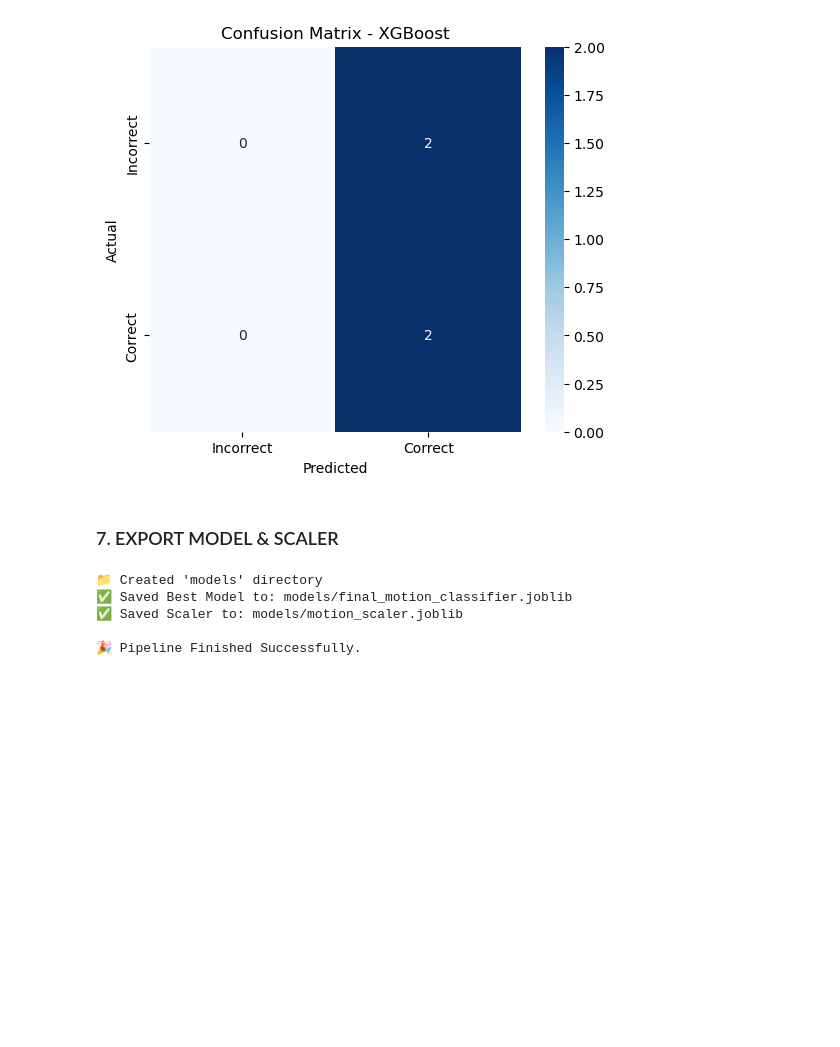
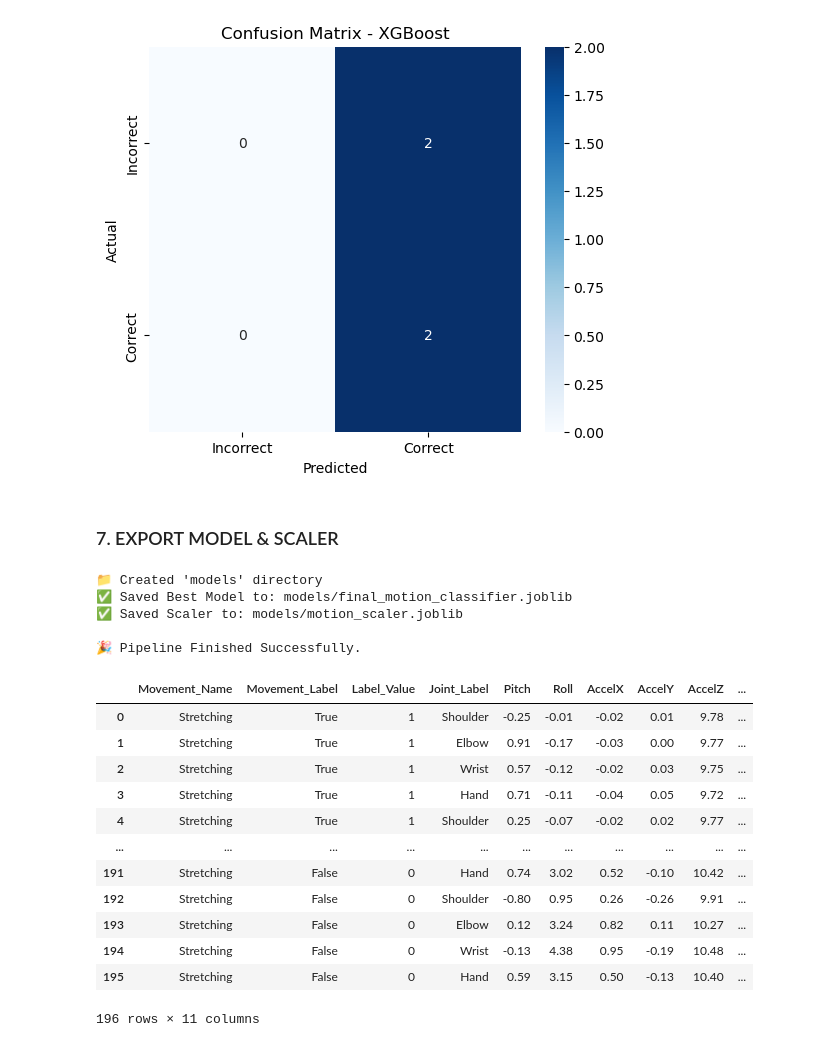
Before and after one commit to sohailamohamed15/Motion-Classification-Rehab, a Jupyter notebook: mpudata.ipynb, the cells around one changed output. Cells and saved outputs as stored; diff of their text form; code cells hidden in the pictures; blank space fills up the shorter version.

```diff
--- a/notebooks/mpudata.ipynb
+++ b/mpudata.ipynb
@@ -331,3 +331,19 @@ print("\n🎉 Pipeline Finished Successfully.")
 ✅ Saved Scaler to: models/motion_scaler.joblib
 
 🎉 Pipeline Finished Successfully.
+# %%
+df
+# %% [output]
+|  | Movement_Name | Movement_Label | Label_Value | Joint_Label | Pitch | Roll | AccelX | AccelY | AccelZ | ... |
+| 0 | Stretching | True | 1 | Shoulder | -0.25 | -0.01 | -0.02 | 0.01 | 9.78 | ... |
+| 1 | Stretching | True | 1 | Elbow | 0.91 | -0.17 | -0.03 | 0.00 | 9.77 | ... |
+| 2 | Stretching | True | 1 | Wrist | 0.57 | -0.12 | -0.02 | 0.03 | 9.75 | ... |
+| 3 | Stretching | True | 1 | Hand | 0.71 | -0.11 | -0.04 | 0.05 | 9.72 | ... |
+| 4 | Stretching | True | 1 | Shoulder | 0.25 | -0.07 | -0.02 | 0.02 | 9.77 | ... |
+| ... | ... | ... | ... | ... | ... | ... | ... | ... | ... | ... |
+| 191 | Stretching | False | 0 | Hand | 0.74 | 3.02 | 0.52 | -0.10 | 10.42 | ... |
+| 192 | Stretching | False | 0 | Shoulder | -0.80 | 0.95 | 0.26 | -0.26 | 9.91 | ... |
+| 193 | Stretching | False | 0 | Elbow | 0.12 | 3.24 | 0.82 | 0.11 | 10.27 | ... |
+| 194 | Stretching | False | 0 | Wrist | -0.13 | 4.38 | 0.95 | -0.19 | 10.48 | ... |
+| 195 | Stretching | False | 0 | Hand | 0.59 | 3.15 | 0.50 | -0.13 | 10.40 | ... |
+196 rows × 11 columns
```
Also changed, not shown: 3 other files.
